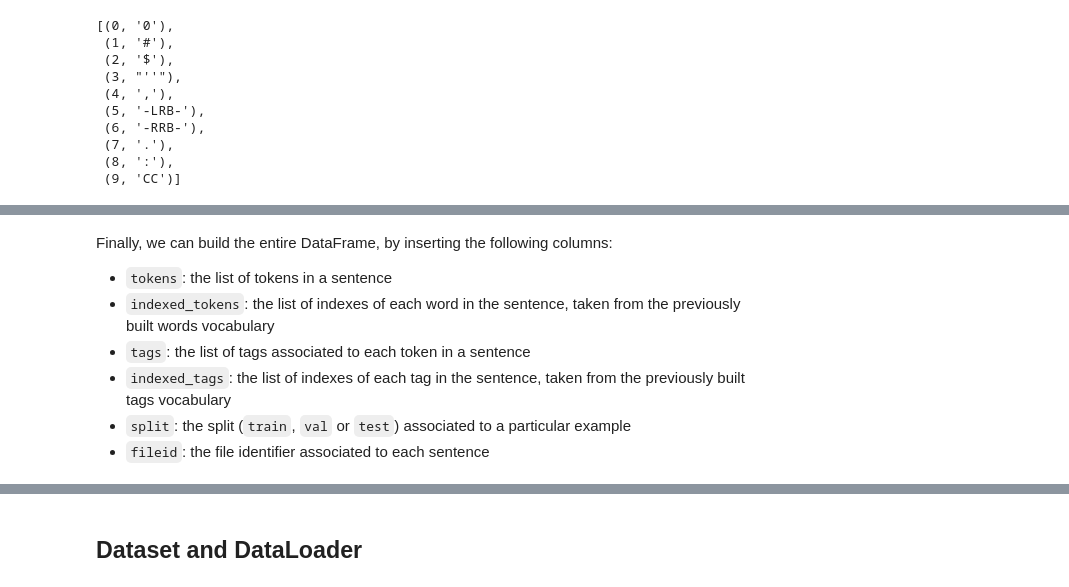
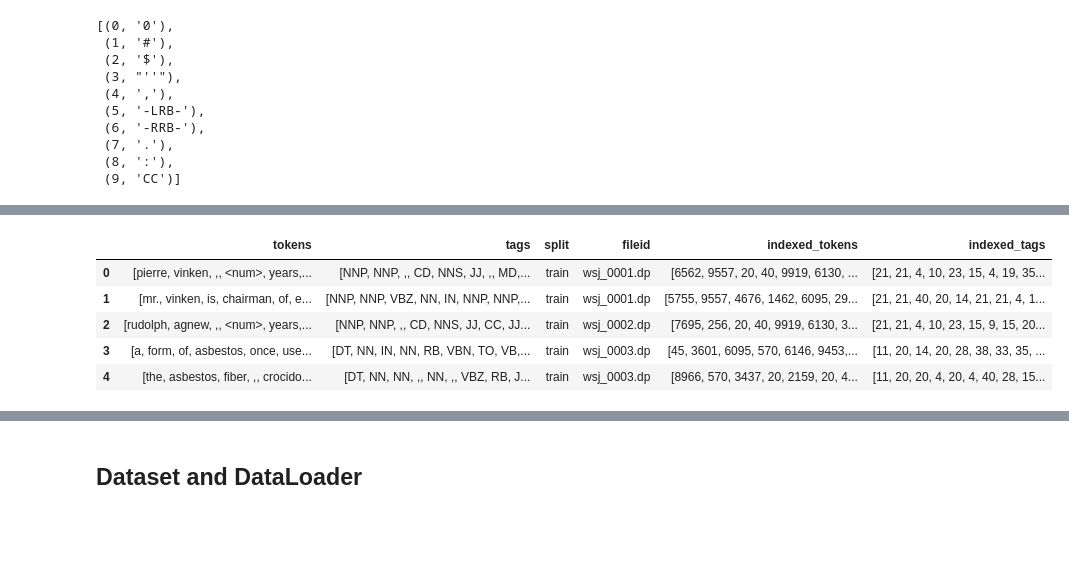
Before and after one commit to Wadaboa/nlp-assignments, a Jupyter notebook: sequence_labeling.ipynb, the cells around one changed output, grey strips where cells are left out. Saved outputs shown, nothing was run; the diff lists cells and outputs as text; code cells hidden in the pictures; blank space fills up the shorter version.

Commit message:
various adds in sequence labeling nb
- split documents in sentences
- edit embedding matrix computation

```diff
--- a/sequence_labeling.ipynb
+++ b/sequence_labeling.ipynb
@@ -234,7 +336,7 @@ plt.show()
 # %% [markdown]
 How many unique tokens does our dataset have?
 # %%
-unique_tokens = np.unique(flattened_tokens)
+unique_tokens = get_unique(df, "tokens")
 print(f"There are {len(unique_tokens)} unique tokens in the dataset")
 # %% [output]
 There are 9964 unique tokens in the dataset
@@ -267,19 +369,27 @@ plt.show()
 The first thing that we have to do is to build two vocabularies, one for tokens and one for tags. The important things about the vocabulary building procedure are mainly two:
 1. It must be a deterministic method, i.e. it must output the same result when given the same input
 2. The first index of the produced vocabulary (i.e. index zero), must contain the padding token, which will be used at training time to pad sequences in the same batch to be of the same lenght
+# %%
+Vocabulary = namedtuple(
+    "Vocabulary", ["to_string", "from_string", "string"]
+)
 # %%
 def build_vocabulary(tokens, padding_token="0"):
     """
-    Given a list of tokens, builds the corresponding word vocabulary
+    Given a list of strings, builds the corresponding Vocabulary object
     """
     assert padding_token not in tokens
     words = sorted(set(tokens))
-    vocabulary, inverse_vocabulary = dict(), dict()
+    vocabulary, inverse_vocabulary, neighbors = dict(), dict(), dict()
     vocabulary[0] = str(padding_token)
     inverse_vocabulary[str(padding_token)] = 0
     for i, w in tqdm(enumerate(words)):
         vocabulary[i + 1] = w
         inverse_vocabulary[w] = i + 1
-    return vocabulary, inverse_vocabulary, [padding_token] + words
+    return Vocabulary(
+        to_string=vocabulary,
+        from_string=inverse_vocabulary,
+        string=[padding_token] + words,
+    )
 # %% [markdown]
 Since we want to use the same padding token for both words and tags, we have to check that this token does not appear in our unique lists of tokens and tags$\dots$
@@ -297,4 +409,3 @@ Is the padding token in one of the two unique lists of tokens or tags? False
 # %%
-index_to_word, word_to_index, word_listing = build_vocabulary(
-    unique_tokens, padding_token=PADDING_TOKEN
-)
+tokens_vocabulary = build_vocabulary(unique_tokens, padding_token=PADDING_TOKEN)
+tags_vocabulary = build_vocabulary(unique_tags, padding_token=PADDING_TOKEN)
@@ -339,21 +444,23 @@ print(no_punct_tags)
 # %%
 def to_indexes(values, to_index):
     """
     Given a list of keys and a dictionary indexed by those keys,
     return the corresponding values in the dictionary
     """
     return [to_index[v] for v in values]
 
 
-whole_indexed_tokens = map(
-    lambda tokens: to_indexes(tokens, word_to_index), whole_tokens
+df["indexed_tokens"] = list(
+    map(lambda s: to_indexes(s, tokens_vocabulary.from_string), whole_sentences_tokens,)
 )
-whole_indexed_tags = map(lambda tags: to_indexes(tags, tag_to_index), whole_tags)
+df["indexed_tags"] = list(
+    map(lambda s: to_indexes(s, tags_vocabulary.from_string), whole_sentences_tags,)
+)
+df.head()
+# %% [output]
+|  | tokens | tags | split | fileid | indexed_tokens | indexed_tags |
+| 0 | [pierre, vinken, ,, <num>, years,... | [NNP, NNP, ,, CD, NNS, JJ, ,, MD,... | train | wsj_0001.dp | [6562, 9557, 20, 40, 9919, 6130, ... | [21, 21, 4, 10, 23, 15, 4, 19, 35... |
+| 1 | [mr., vinken, is, chairman, of, e... | [NNP, NNP, VBZ, NN, IN, NNP, NNP,... | train | wsj_0001.dp | [5755, 9557, 4676, 1462, 6095, 29... | [21, 21, 40, 20, 14, 21, 21, 4, 1... |
+| 2 | [rudolph, agnew, ,, <num>, years,... | [NNP, NNP, ,, CD, NNS, JJ, CC, JJ... | train | wsj_0002.dp | [7695, 256, 20, 40, 9919, 6130, 3... | [21, 21, 4, 10, 23, 15, 9, 15, 20... |
+| 3 | [a, form, of, asbestos, once, use... | [DT, NN, IN, NN, RB, VBN, TO, VB,... | train | wsj_0003.dp | [45, 3601, 6095, 570, 6146, 9453,... | [11, 20, 14, 20, 28, 38, 33, 35, ... |
+| 4 | [the, asbestos, fiber, ,, crocido... | [DT, NN, NN, ,, NN, ,, VBZ, RB, J... | train | wsj_0003.dp | [8966, 570, 3437, 20, 2159, 20, 4... | [11, 20, 20, 4, 20, 4, 40, 28, 15... |
-# %% [markdown]
-Finally, we can build the entire DataFrame, by inserting the following columns:
-- `tokens`: the list of tokens in a sentence
-- `indexed_tokens`: the list of indexes of each word in the sentence, taken from the previously built words vocabulary
-- `tags`: the list of tags associated to each token in a sentence
-- `indexed_tags`: the list of indexes of each tag in the sentence, taken from the previously built tags vocabulary
-- `split`: the split (`train`, `val` or `test`) associated to a particular example
-- `fileid`: the file identifier associated to each sentence
```
Also changed, not shown: parts of 80 cells of this notebook.
